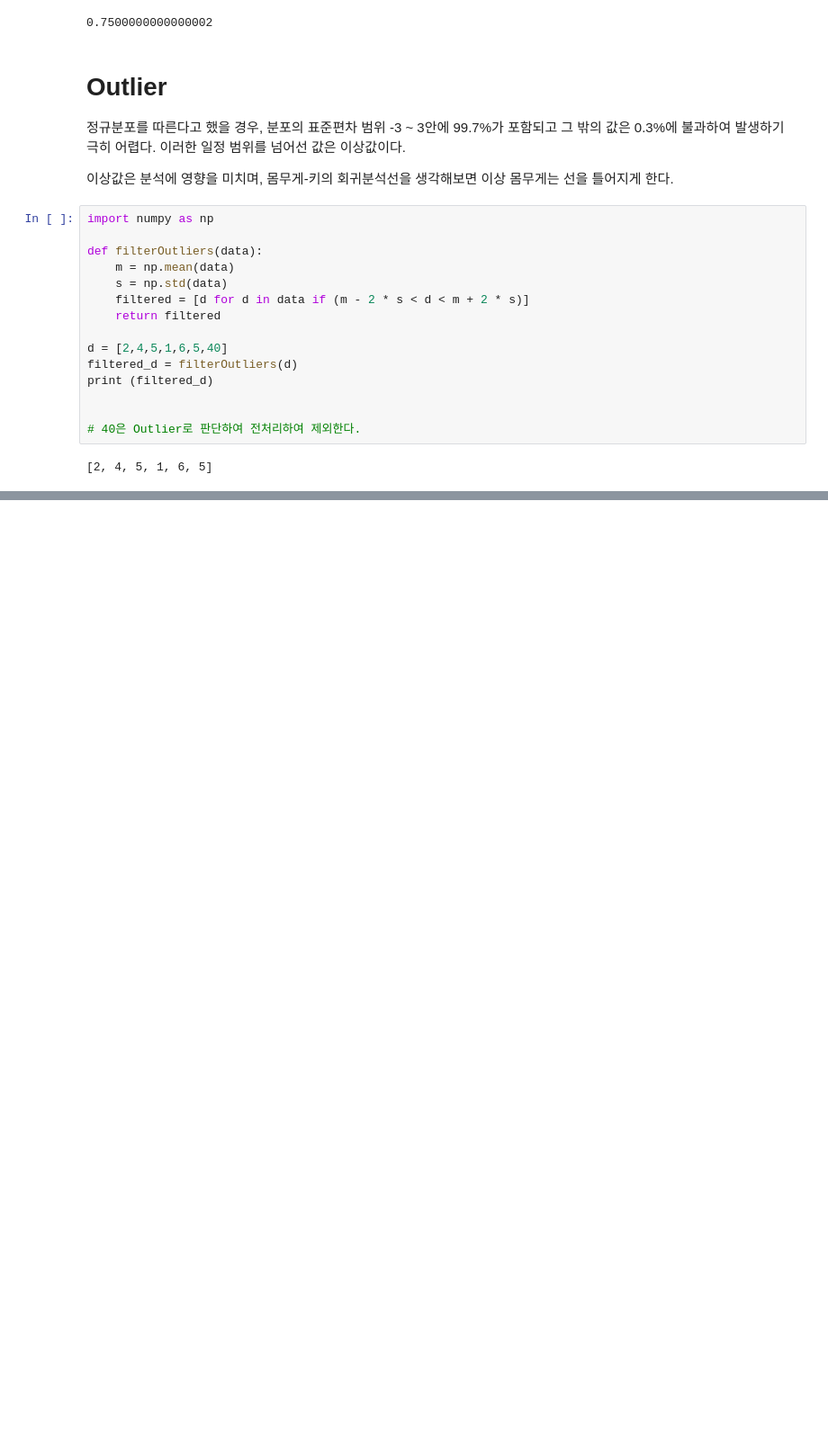
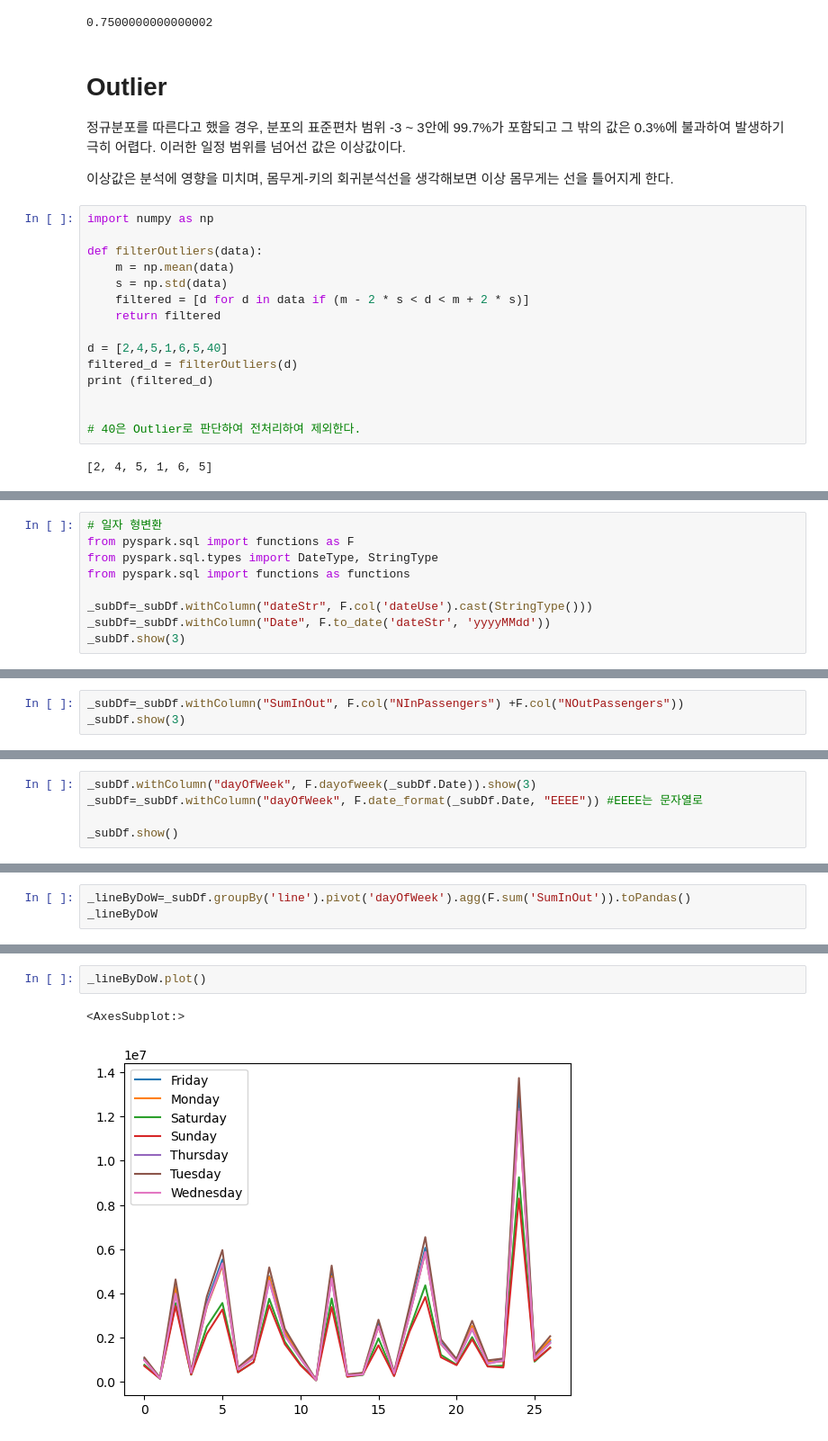
Before and after one commit to Jaehwi-So/LECTURE_Bigdata, a Jupyter notebook: 06_Statistics.ipynb, the cells around one changed output, grey strips where cells are left out. Shown: that part at 90% size. Cells and saved outputs as stored; diff of their text form; blank space fills up the shorter version.

```diff
--- a/06_Statistics.ipynb
+++ b/06_Statistics.ipynb
@@ -395,0 +798,9 @@ print (filtered_d)
+# %%
+# 일자 형변환
+from pyspark.sql import functions as F
+from pyspark.sql.types import DateType, StringType
+from pyspark.sql import functions as functions
+
+_subDf=_subDf.withColumn("dateStr", F.col('dateUse').cast(StringType()))
+_subDf=_subDf.withColumn("Date", F.to_date('dateStr', 'yyyyMMdd'))
+_subDf.show(3)
@@ -395,0 +860,3 @@ print (filtered_d)
+# %%
+_subDf=_subDf.withColumn("SumInOut", F.col("NInPassengers") +F.col("NOutPassengers"))
+_subDf.show(3)
@@ -395,0 +908,5 @@ print (filtered_d)
+# %%
+_subDf.withColumn("dayOfWeek", F.dayofweek(_subDf.Date)).show(3)
+_subDf=_subDf.withColumn("dayOfWeek", F.date_format(_subDf.Date, "EEEE")) #EEEE는 문자열로
+
+_subDf.show()
@@ -395,0 +970,3 @@ print (filtered_d)
+# %%
+_lineByDoW=_subDf.groupBy('line').pivot('dayOfWeek').agg(F.sum('SumInOut')).toPandas()
+_lineByDoW
@@ -395,0 +1008,5 @@ print (filtered_d)
+# %%
+_lineByDoW.plot()
+# %% [output]
+<AxesSubplot:>
+[figure, added]
```
Also changed, not shown: parts of 130 cells of this notebook, 7 other files.
